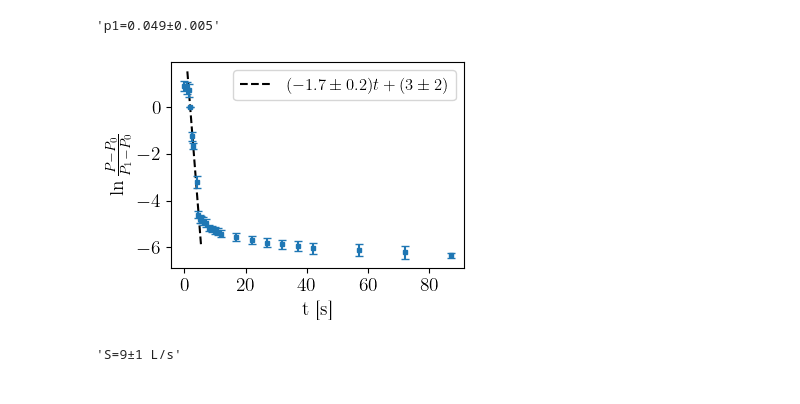
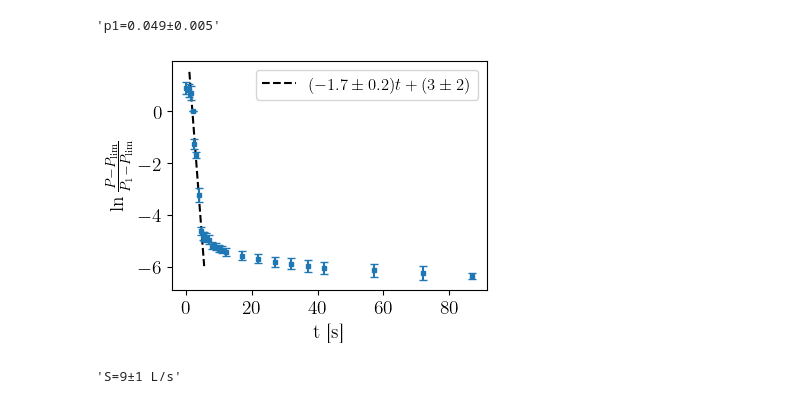
Before and after one commit to TomVdt/TPII-rapports, a Jupyter notebook: 02-K14-point-triple-azote/analyse/exp1.ipynb, the cells around one changed output. Drawn from its saved outputs; the diff is of its cells as text; code cells hidden in the pictures.

```diff
--- a/02-K14-point-triple-azote/analyse/exp1.ipynb
+++ b/02-K14-point-triple-azote/analyse/exp1.ipynb
@@ -72,22 +72,22 @@ f"{p1=:.1uP}"
 # %%
 start, end = 3, 7
 coefs, cov = np.polyfit(time[idx][start:end-1], unp.nominal_values(plog[start:end-1]), 1, cov=True)
 fit = np.poly1d(coefs)
 errcoefs = unp.uarray(coefs, cov[(0,1),(0,1)])
 x = np.linspace(time[idx][start] - 1, time[idx][end] + 1, 100)
 
 plt.plot(x, fit(x), '--', c='k', label=r"$({:.1uL})t+({:.1uL})$".format(*errcoefs))
 
 plt.errorbar(time[idx], unp.nominal_values(plog), yerr=unp.std_devs(plog), marker='s', ls='none')
 plt.xlabel(r"t [\unit{\second}]")
-plt.ylabel(r"$\ln{\frac{P - P_0}{P_1 - P_0}}$")
+plt.ylabel(r"$\ln{\frac{P - P_\textrm{lim}}{P_1 - P_\textrm{lim}}}$")
 plt.legend()
 
-plt.tight_layout()
+plt.tight_layout(pad=0.5)
 plt.ticklabel_format(axis='y', style='sci', scilimits=(1,0))
 plt.savefig("../figures/cinetique_diffusion.pdf")
 # %% [output]
-[figure, old version]
+[figure, new version]
 # %%
 S = -V * errcoefs[0]
 f"{S=:.1uP} L/s" # L / s
```
Also changed, not shown: parts of 1 cell of this notebook, 8 other files.
